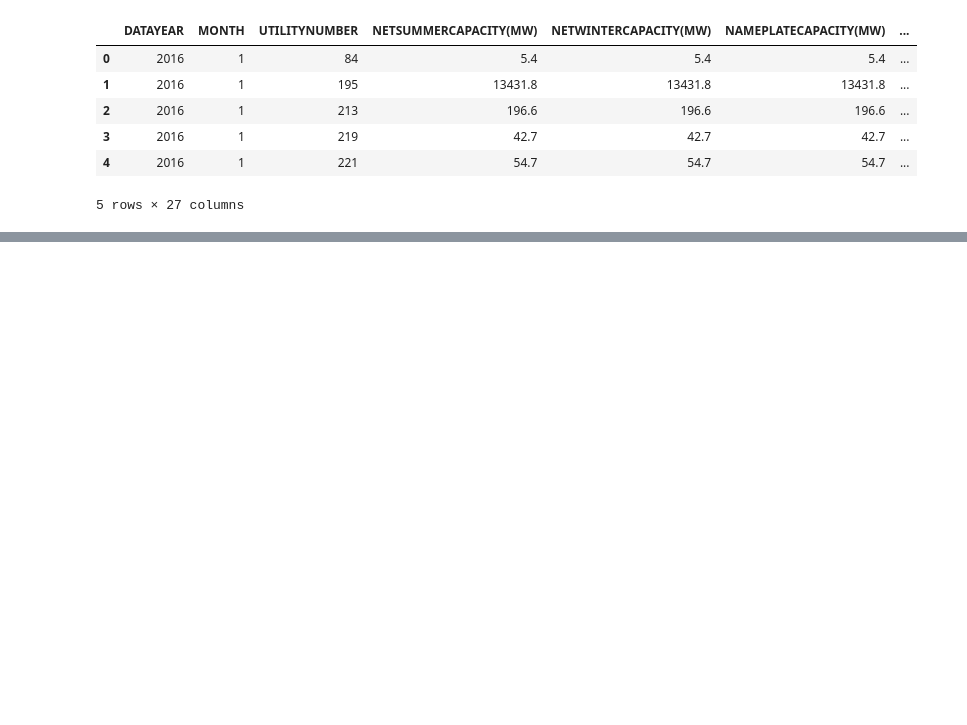
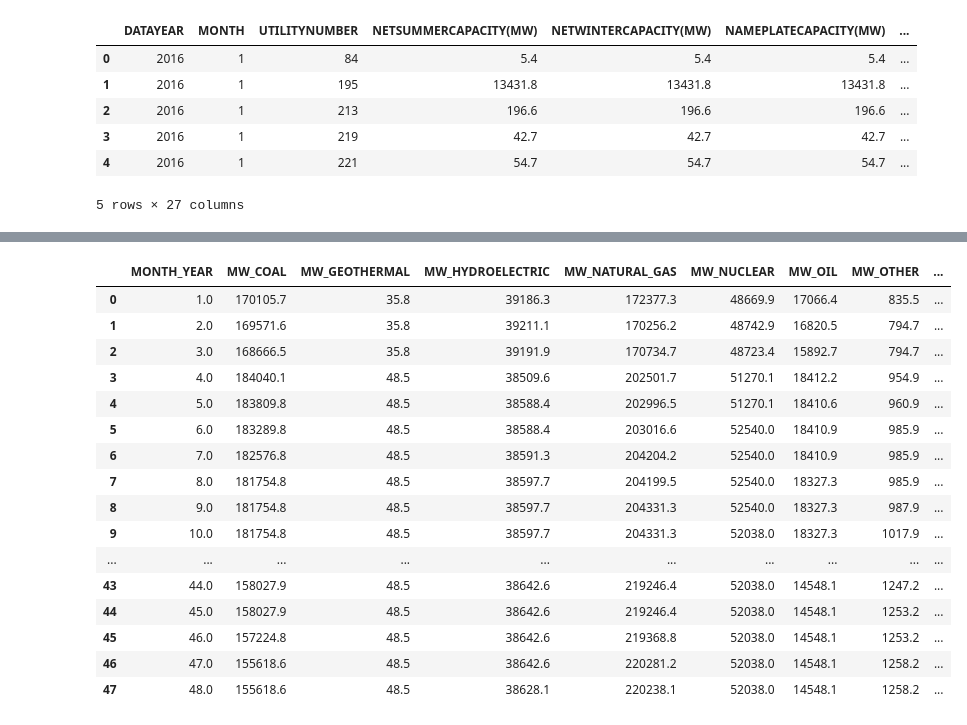
Before and after one commit to lukeschroder/energy_revenues, a Jupyter notebook: notebooks/plotting_monthly.ipynb, the cells around one changed output, grey strips where cells are left out. Saved outputs shown, nothing was run; the diff lists cells and outputs as text; code cells hidden in the pictures; blank space fills up the shorter version.

Commit message:
completed modeling and other project aspects

```diff
--- a/notebooks/plotting_monthly.ipynb
+++ b/notebooks/plotting_monthly.ipynb
@@ -39,0 +51,58 @@ combined.head()
+# %%
+def month(row):
+    if row['DATAYEAR'] == 2016:
+        return row['MONTH']
+    elif row['DATAYEAR'] == 2017:
+        return (12+row['MONTH'])
+    elif row['DATAYEAR'] == 2018:
+        return (24+row['MONTH'])
+    elif row['DATAYEAR'] == 2019:
+        return (36+row['MONTH'])
+
+
+def histplot_raw(df,ax,colname='TOTALREVENUE'):
+    ax.hist(df[colname],bins=20,edgecolor='black')
+    ax.set_xlabel('Revenue',fontsize=16)
+    ax.set_ylabel('Count of Datapoints',fontsize=16)
+    ax.set_title('Distribution of Revenues (No Transformation)',fontsize=22)
+
+def histplot_transform(df,ax,colname='TOTALREVENUE'):
+    ax.hist(np.log(df[colname]),bins=20,edgecolor='black')
+    ax.set_xlabel('Revenue',fontsize=16)
+    ax.set_ylabel('Count of Datapoints',fontsize=16)
+    ax.set_title('Distribution of Revenues (With Transformation)',fontsize=22)
+
+def plot_gen_type(df,ax,labels,colnames=['MW_COAL','MW_GEOTHERMAL', 'MW_HYDROELECTRIC',
+                                  'MW_NATURAL_GAS', 'MW_NUCLEAR','MW_OIL', 'MW_OTHER',
+                                  'MW_SOLAR', 'MW_WIND']):
+    for idx, col in enumerate(colnames):
+        ax.plot(df['MONTH_YEAR'],df[col],label=labels[idx])
+    ax.legend()
+    ax.set_xlabel('Months',fontsize=16)
+    ax.set_ylabel('Average MW Generated',fontsize=16)
+# %%
+combined['MONTH_YEAR'] = combined.apply (lambda row: month(row),axis=1)
+# %%
+avg_gen = combined.groupby(['MONTH_YEAR']).agg({'MW_COAL':'sum','MW_GEOTHERMAL':'sum', 'MW_HYDROELECTRIC':'sum',
+                                  'MW_NATURAL_GAS':'sum', 'MW_NUCLEAR':'sum','MW_OIL':'sum', 'MW_OTHER':'sum',
+                                  'MW_SOLAR':'sum', 'MW_WIND':'sum'})
+avg_gen = avg_gen.reset_index()
+avg_gen
+# %% [output]
+|  | MONTH_YEAR | MW_COAL | MW_GEOTHERMAL | MW_HYDROELECTRIC | MW_NATURAL_GAS | MW_NUCLEAR | MW_OIL | MW_OTHER | ... |
+| 0 | 1.0 | 170105.7 | 35.8 | 39186.3 | 172377.3 | 48669.9 | 17066.4 | 835.5 | ... |
+| 1 | 2.0 | 169571.6 | 35.8 | 39211.1 | 170256.2 | 48742.9 | 16820.5 | 794.7 | ... |
+| 2 | 3.0 | 168666.5 | 35.8 | 39191.9 | 170734.7 | 48723.4 | 15892.7 | 794.7 | ... |
+| 3 | 4.0 | 184040.1 | 48.5 | 38509.6 | 202501.7 | 51270.1 | 18412.2 | 954.9 | ... |
+| 4 | 5.0 | 183809.8 | 48.5 | 38588.4 | 202996.5 | 51270.1 | 18410.6 | 960.9 | ... |
+| 5 | 6.0 | 183289.8 | 48.5 | 38588.4 | 203016.6 | 52540.0 | 18410.9 | 985.9 | ... |
+| 6 | 7.0 | 182576.8 | 48.5 | 38591.3 | 204204.2 | 52540.0 | 18410.9 | 985.9 | ... |
+| 7 | 8.0 | 181754.8 | 48.5 | 38597.7 | 204199.5 | 52540.0 | 18327.3 | 985.9 | ... |
+| 8 | 9.0 | 181754.8 | 48.5 | 38597.7 | 204331.3 | 52540.0 | 18327.3 | 987.9 | ... |
+| 9 | 10.0 | 181754.8 | 48.5 | 38597.7 | 204331.3 | 52038.0 | 18327.3 | 1017.9 | ... |
+| ... | ... | ... | ... | ... | ... | ... | ... | ... | ... |
+| 43 | 44.0 | 158027.9 | 48.5 | 38642.6 | 219246.4 | 52038.0 | 14548.1 | 1247.2 | ... |
+| 44 | 45.0 | 158027.9 | 48.5 | 38642.6 | 219246.4 | 52038.0 | 14548.1 | 1253.2 | ... |
+| 45 | 46.0 | 157224.8 | 48.5 | 38642.6 | 219368.8 | 52038.0 | 14548.1 | 1253.2 | ... |
+| 46 | 47.0 | 155618.6 | 48.5 | 38642.6 | 220281.2 | 52038.0 | 14548.1 | 1258.2 | ... |
+| 47 | 48.0 | 155618.6 | 48.5 | 38628.1 | 220238.1 | 52038.0 | 14548.1 | 1258.2 | ... |
```
Also changed, not shown: parts of 3 cells of this notebook, 14 other files.
